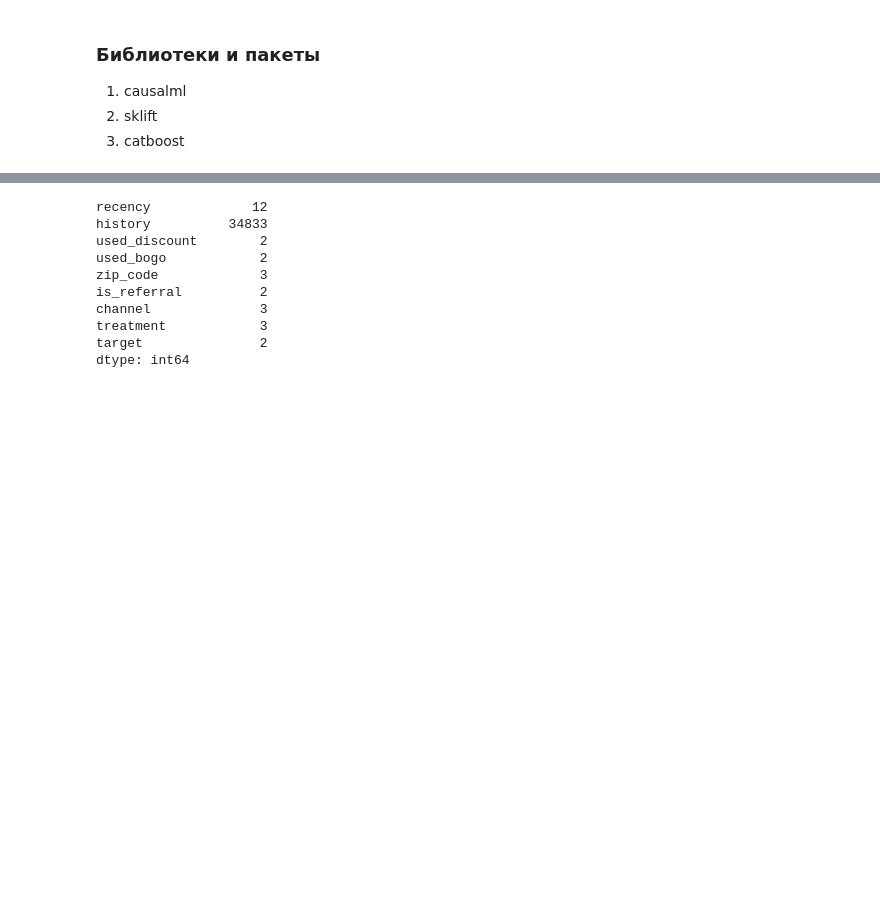
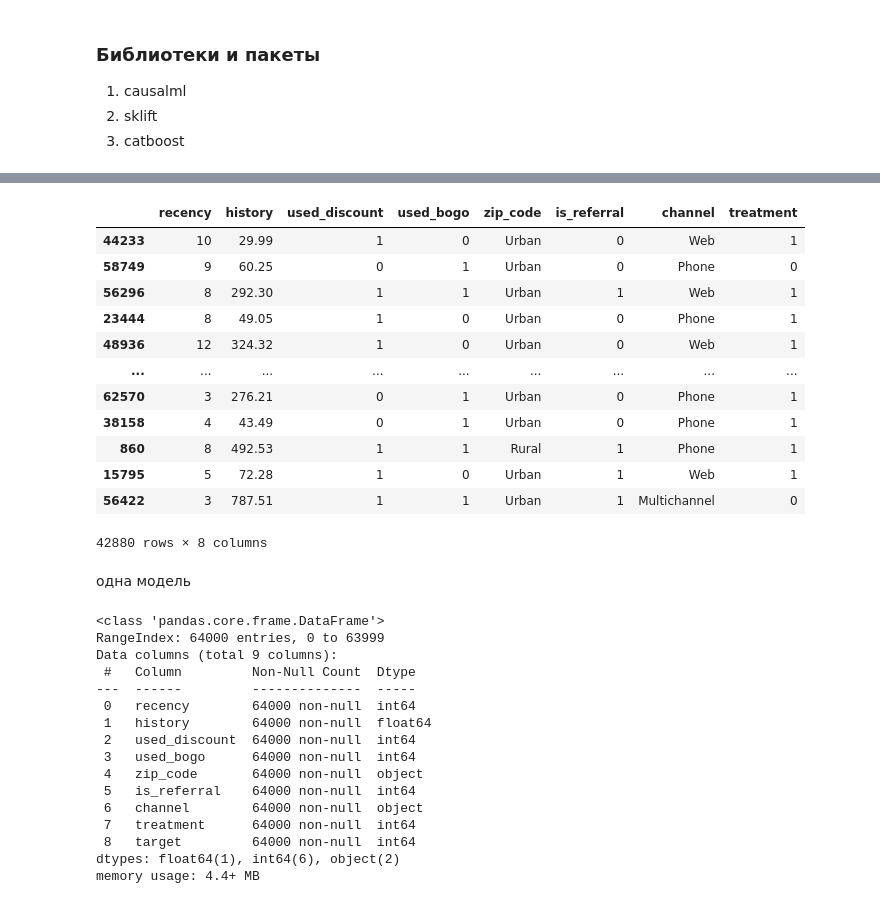
Before and after one commit to Shmanov/Machine-learning-in-business, a Jupyter notebook: webinar4.ipynb, the cells around one changed output, grey strips where cells are left out. Saved outputs shown, nothing was run; the diff lists cells and outputs as text; code cells hidden in the pictures; blank space fills up the shorter version.

```diff
--- a/webinar4.ipynb
+++ b/webinar4.ipynb
@@ -377,0 +478,18 @@ df.head()
+# %%
+X_train
+# %% [output]
+|  | recency | history | used_discount | used_bogo | zip_code | is_referral | channel | treatment |
+| 44233 | 10 | 29.99 | 1 | 0 | Urban | 0 | Web | 1 |
+| 58749 | 9 | 60.25 | 0 | 1 | Urban | 0 | Phone | 0 |
+| 56296 | 8 | 292.30 | 1 | 1 | Urban | 1 | Web | 1 |
+| 23444 | 8 | 49.05 | 1 | 0 | Urban | 0 | Phone | 1 |
+| 48936 | 12 | 324.32 | 1 | 0 | Urban | 0 | Web | 1 |
+| ... | ... | ... | ... | ... | ... | ... | ... | ... |
+| 62570 | 3 | 276.21 | 0 | 1 | Urban | 0 | Phone | 1 |
+| 38158 | 4 | 43.49 | 0 | 1 | Urban | 0 | Phone | 1 |
+| 860 | 8 | 492.53 | 1 | 1 | Rural | 1 | Phone | 1 |
+| 15795 | 5 | 72.28 | 1 | 0 | Urban | 1 | Web | 1 |
+| 56422 | 3 | 787.51 | 1 | 1 | Urban | 1 | Multichannel | 0 |
+42880 rows × 8 columns
+# %% [markdown]
+одна модель
@@ -378,13 +500,19 @@ df.head()
 # %%
-df.nunique()
+df.info()
 # %% [output]
-recency             12
-history          34833
-used_discount        2
-used_bogo            2
-zip_code             3
-is_referral          2
-channel              3
-treatment            3
-target               2
-dtype: int64
+<class 'pandas.core.frame.DataFrame'>
+RangeIndex: 64000 entries, 0 to 63999
+Data columns (total 9 columns):
+ #   Column         Non-Null Count  Dtype
+---  ------         --------------  -----
+ 0   recency        64000 non-null  int64
+ 1   history        64000 non-null  float64
+ 2   used_discount  64000 non-null  int64
+ 3   used_bogo      64000 non-null  int64
+ 4   zip_code       64000 non-null  object
+ 5   is_referral    64000 non-null  int64
+ 6   channel        64000 non-null  object
+ 7   treatment      64000 non-null  int64
+ 8   target         64000 non-null  int64
+dtypes: float64(1), int64(6), object(2)
+memory usage: 4.4+ MB
```
Also changed, not shown: parts of 22 cells of this notebook, 4 other files.
